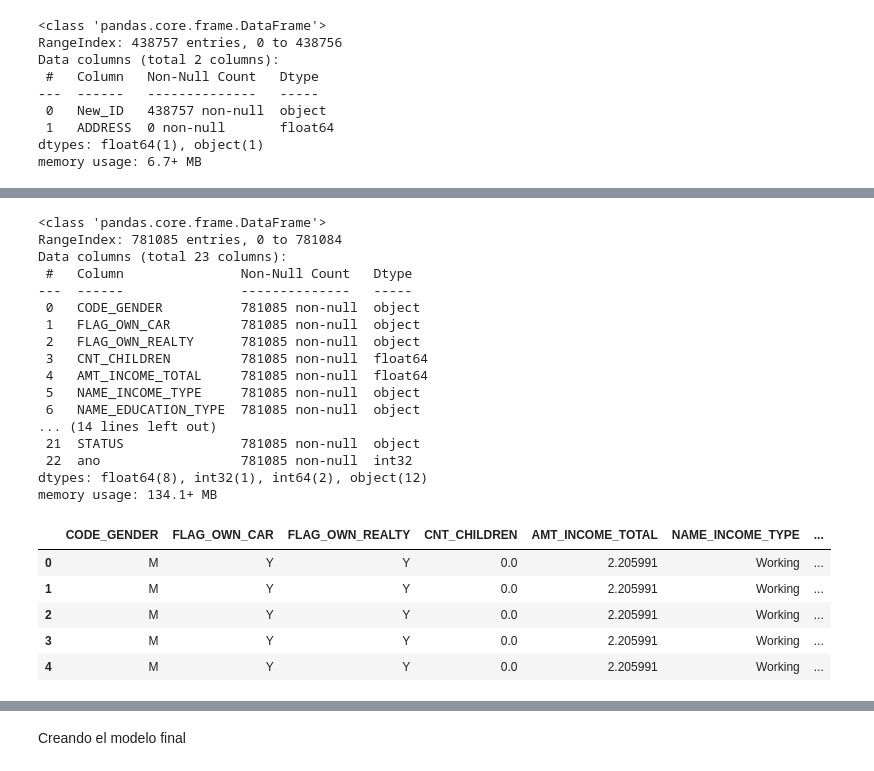
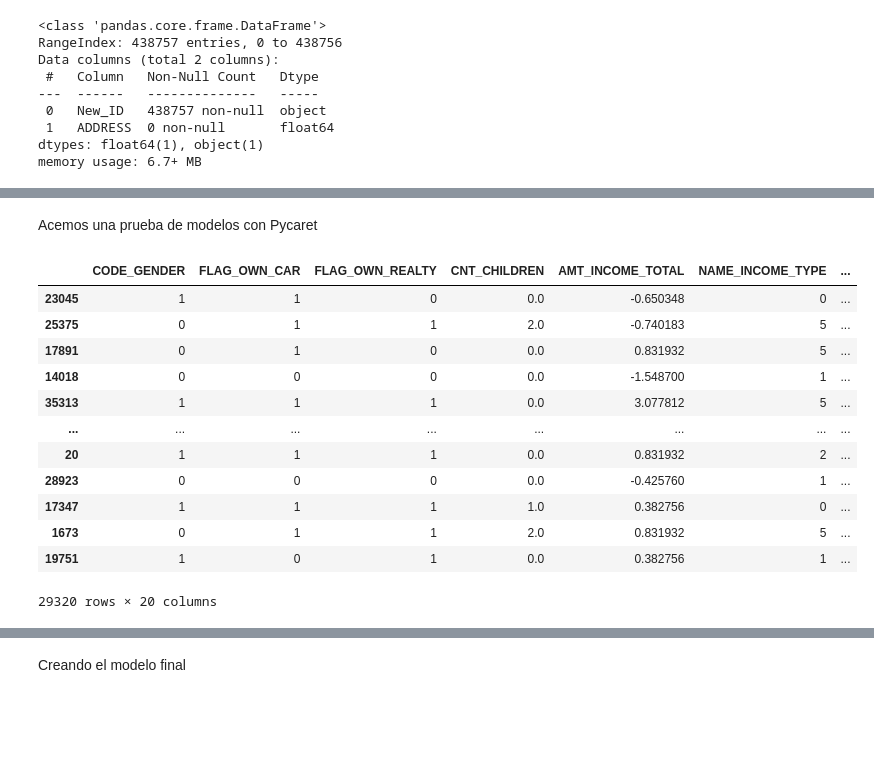
Before and after one commit to Pedrmig/Prueba-Tecnica, a Jupyter notebook: prueba.ipynb, the cells around one changed output, grey strips where cells are left out. Cells and saved outputs as stored; diff of their text form; code cells hidden in the pictures; blank space fills up the shorter version.

```diff
--- a/prueba.ipynb
+++ b/prueba.ipynb
@@ -121,8 +161,16 @@ df.head()
-# %%
-df['DAYS_BIRTH_CLEAN'] = pd.to_datetime(df['DAYS_BIRTH_CLEAN'], format='%d/%m/%Y')
-df['DAYS_BIRTH_CLEAN'] = df['DAYS_BIRTH_CLEAN'].fillna(df['DAYS_BIRTH_CLEAN'].mean())
-df['ano'] = df['DAYS_BIRTH_CLEAN'].dt.year
-df = df.drop('DAYS_BIRTH_CLEAN', axis=1)
+# %%
+#Encoding
+from sklearn.preprocessing import StandardScaler, LabelEncoder
+
+scaler = StandardScaler()
+df['AMT_INCOME_TOTAL'] = scaler.fit_transform(df[['AMT_INCOME_TOTAL']])
+df['DAYS_EMPLOYED'] = scaler.fit_transform(df[['DAYS_EMPLOYED']])
+
+
+for column in df.columns:
+    if df[column].dtype == type(object):
+        le = LabelEncoder()
+        df[column] = le.fit_transform(df[column])
 # %%
 df.isnull().sum() * 100 / len(df)
 # %% [output]
@@ -145,21 +193 @@ ano                    0.0
 dtype: float64
-# %%
-df.info()
-# %% [output]
-<class 'pandas.core.frame.DataFrame'>
-RangeIndex: 781085 entries, 0 to 781084
-Data columns (total 23 columns):
- #   Column               Non-Null Count   Dtype
----  ------               --------------   -----
- 0   CODE_GENDER          781085 non-null  object
- 1   FLAG_OWN_CAR         781085 non-null  object
- 2   FLAG_OWN_REALTY      781085 non-null  object
- 3   CNT_CHILDREN         781085 non-null  float64
- 4   AMT_INCOME_TOTAL     781085 non-null  float64
- 5   NAME_INCOME_TYPE     781085 non-null  object
- 6   NAME_EDUCATION_TYPE  781085 non-null  object
-... (14 lines left out)
- 21  STATUS               781085 non-null  object
- 22  ano                  781085 non-null  int32
-dtypes: float64(8), int32(1), int64(2), object(12)
-memory usage: 134.1+ MB
@@ -175,13 +194,20 @@ for column in df_use.columns:
-# %%
-df_use.head()
-# %% [output]
-|  | CODE_GENDER | FLAG_OWN_CAR | FLAG_OWN_REALTY | CNT_CHILDREN | AMT_INCOME_TOTAL | NAME_INCOME_TYPE | ... |
-| 0 | M | Y | Y | 0.0 | 2.205991 | Working | ... |
-| 1 | M | Y | Y | 0.0 | 2.205991 | Working | ... |
-| 2 | M | Y | Y | 0.0 | 2.205991 | Working | ... |
-| 3 | M | Y | Y | 0.0 | 2.205991 | Working | ... |
-| 4 | M | Y | Y | 0.0 | 2.205991 | Working | ... |
+# %% [markdown]
+Acemos una prueba de modelos con Pycaret
 # %%
-data = df_use.sample(frac=0.8, random_state=342)
+data = df.sample(frac=0.8, random_state=342)
 data
+# %% [output]
+|  | CODE_GENDER | FLAG_OWN_CAR | FLAG_OWN_REALTY | CNT_CHILDREN | AMT_INCOME_TOTAL | NAME_INCOME_TYPE | ... |
+| 23045 | 1 | 1 | 0 | 0.0 | -0.650348 | 0 | ... |
+| 25375 | 0 | 1 | 1 | 2.0 | -0.740183 | 5 | ... |
+| 17891 | 0 | 1 | 0 | 0.0 | 0.831932 | 5 | ... |
+| 14018 | 0 | 0 | 0 | 0.0 | -1.548700 | 1 | ... |
+| 35313 | 1 | 1 | 1 | 0.0 | 3.077812 | 5 | ... |
+| ... | ... | ... | ... | ... | ... | ... | ... |
+| 20 | 1 | 1 | 1 | 0.0 | 0.831932 | 2 | ... |
+| 28923 | 0 | 0 | 0 | 0.0 | -0.425760 | 1 | ... |
+| 17347 | 1 | 1 | 1 | 1.0 | 0.382756 | 0 | ... |
+| 1673 | 0 | 1 | 1 | 2.0 | 0.831932 | 5 | ... |
+| 19751 | 1 | 0 | 1 | 0.0 | 0.382756 | 1 | ... |
+29320 rows × 20 columns
 # %%
```
Also changed, not shown: parts of 33 cells of this notebook.
